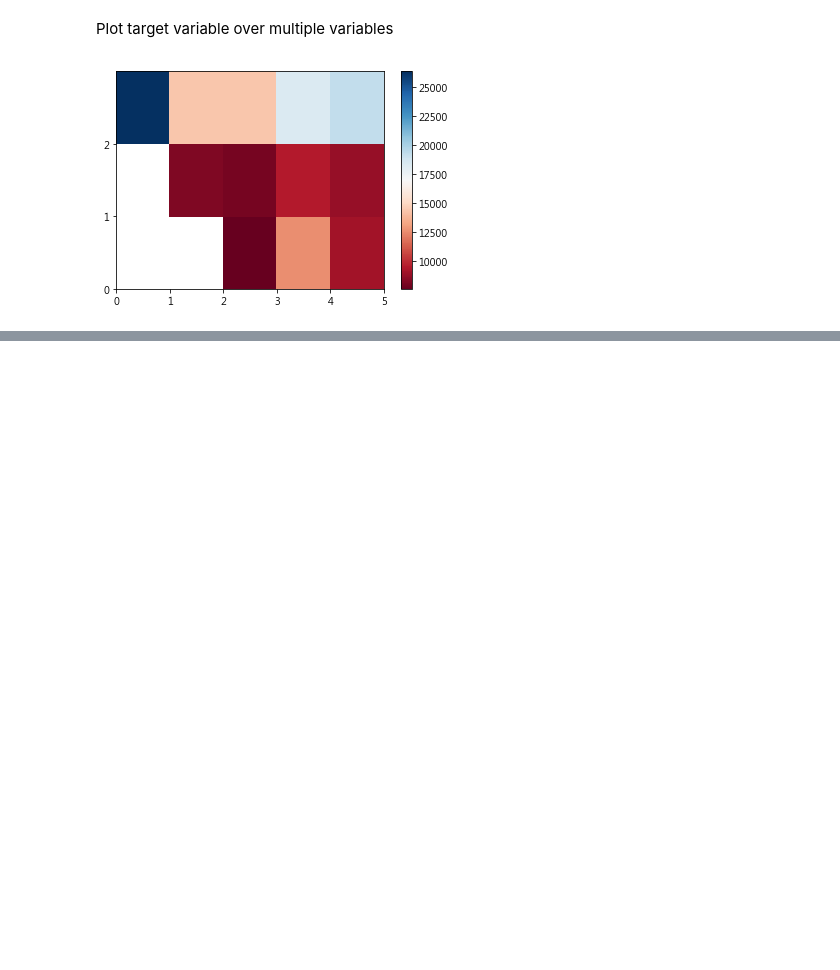
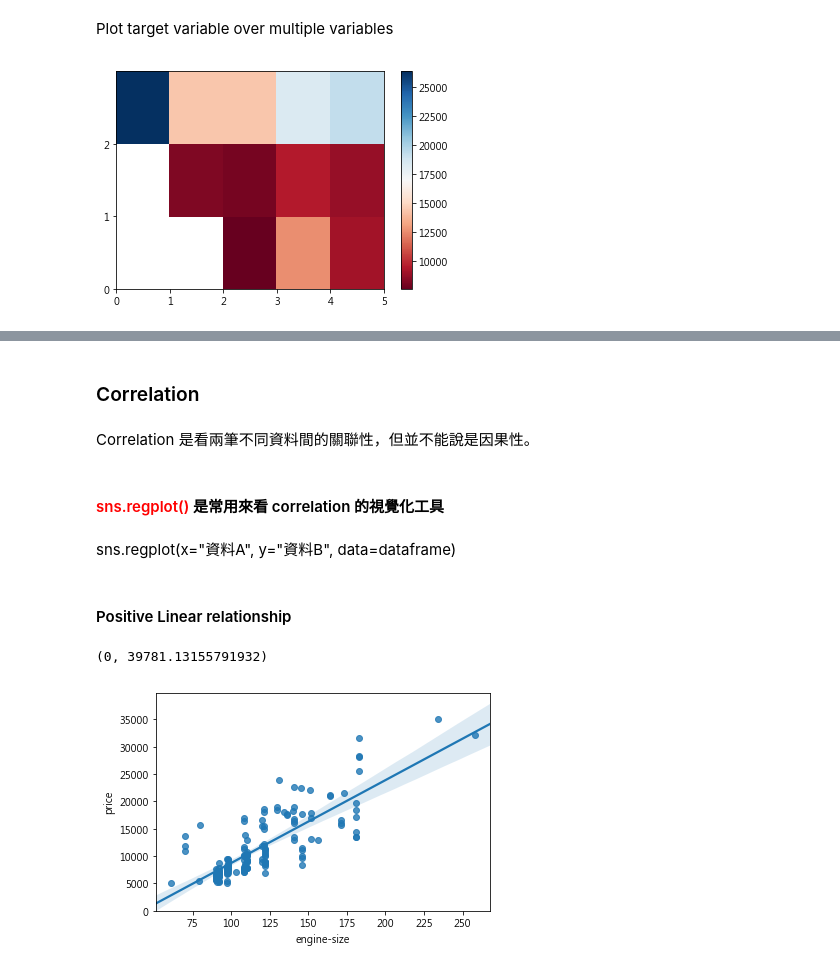
Before and after one commit to ChengYiLin/Python, a Jupyter notebook: Data_analyze_with _python/Data analyze with python.ipynb, the cells around one changed output, grey strips where cells are left out. Saved outputs shown, nothing was run; the diff lists cells and outputs as text; code cells hidden in the pictures; blank space fills up the shorter version.

Commit message:
Data analyze with python --- finished

```diff
--- a/Data_analyze_with _python/Data analyze with python.ipynb
+++ b/Data_analyze_with _python/Data analyze with python.ipynb
@@ -17,8 +17,9 @@ The dataset we used : https://archive.ics.uci.edu/ml/machine-learning-databases/
 pd.read_csv 是預設有 header 的，這點要注意
 # %%
 import pandas as pd
-url = "https://archive.ics.uci.edu/ml/machine-learning-databases/autos/imports-85.data"
-data = pd.read_csv(url, header= None)
+# url = "https://archive.ics.uci.edu/ml/machine-learning-databases/autos/imports-85.data"
+url = "autos_imports-85.csv"
+data = pd.read_csv(url,header=None)
 # %%
 data.head()
 # %% [output]
@@ -545,0 +581,17 @@ plt.show()
+# %% [markdown]
+### Correlation
+# %% [markdown]
+Correlation 是看兩筆不同資料間的關聯性，但並不能說是因果性。
+# %% [markdown]
+#### <font color="red">sns.regplot()</font> 是常用來看 correlation 的視覺化工具
+# %% [markdown]
+sns.regplot(x="資料A", y="資料B", data=dataframe)
+# %% [markdown]
+#### Positive Linear relationship
+# %%
+import seaborn as sns
+sns.regplot(x="engine-size", y="price", data=data)
+plt.ylim(0,)
+# %% [output]
+(0, 39781.13155791932)
+[figure, added]
```
Also changed, not shown: parts of 123 cells of this notebook, 13 other files.
